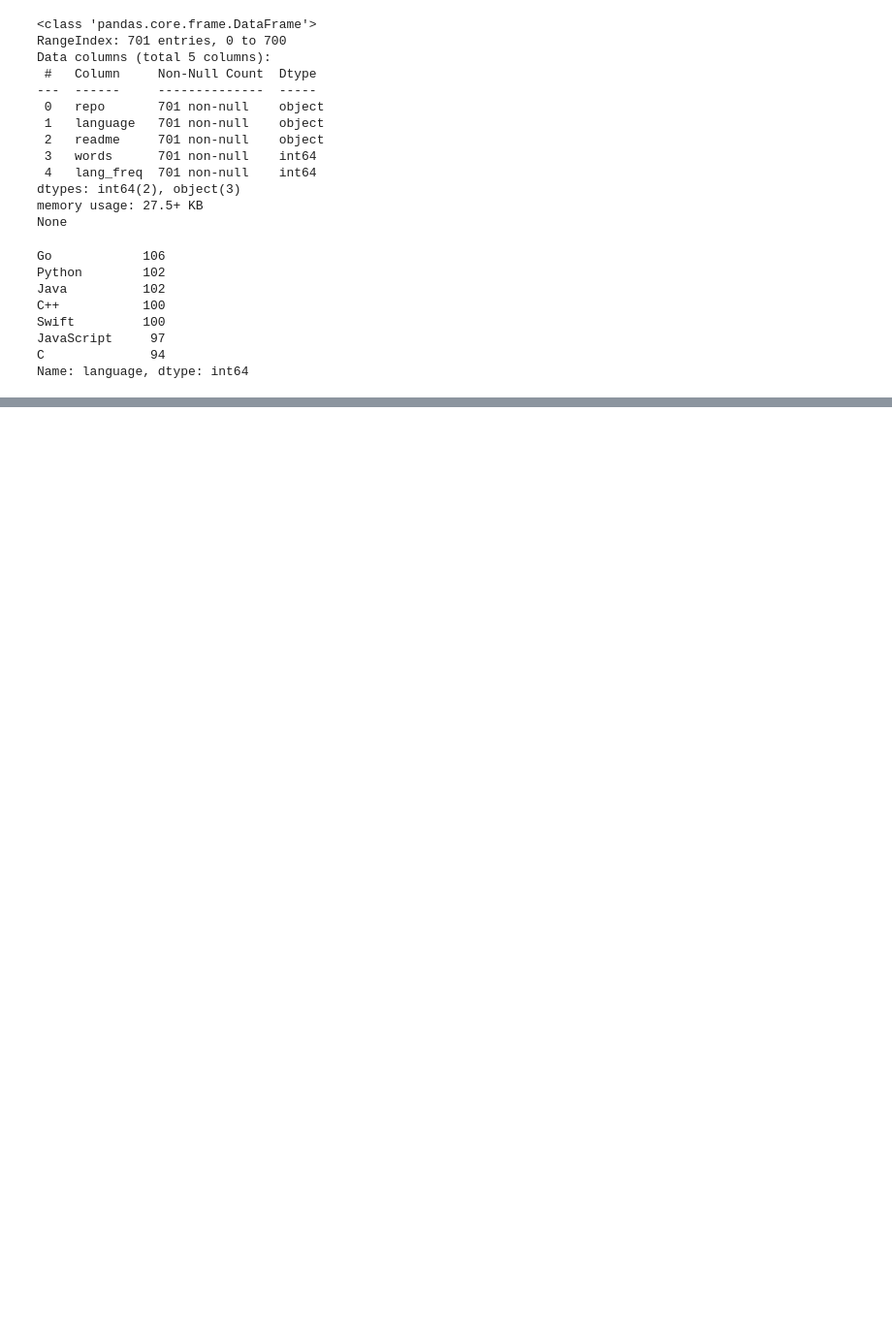
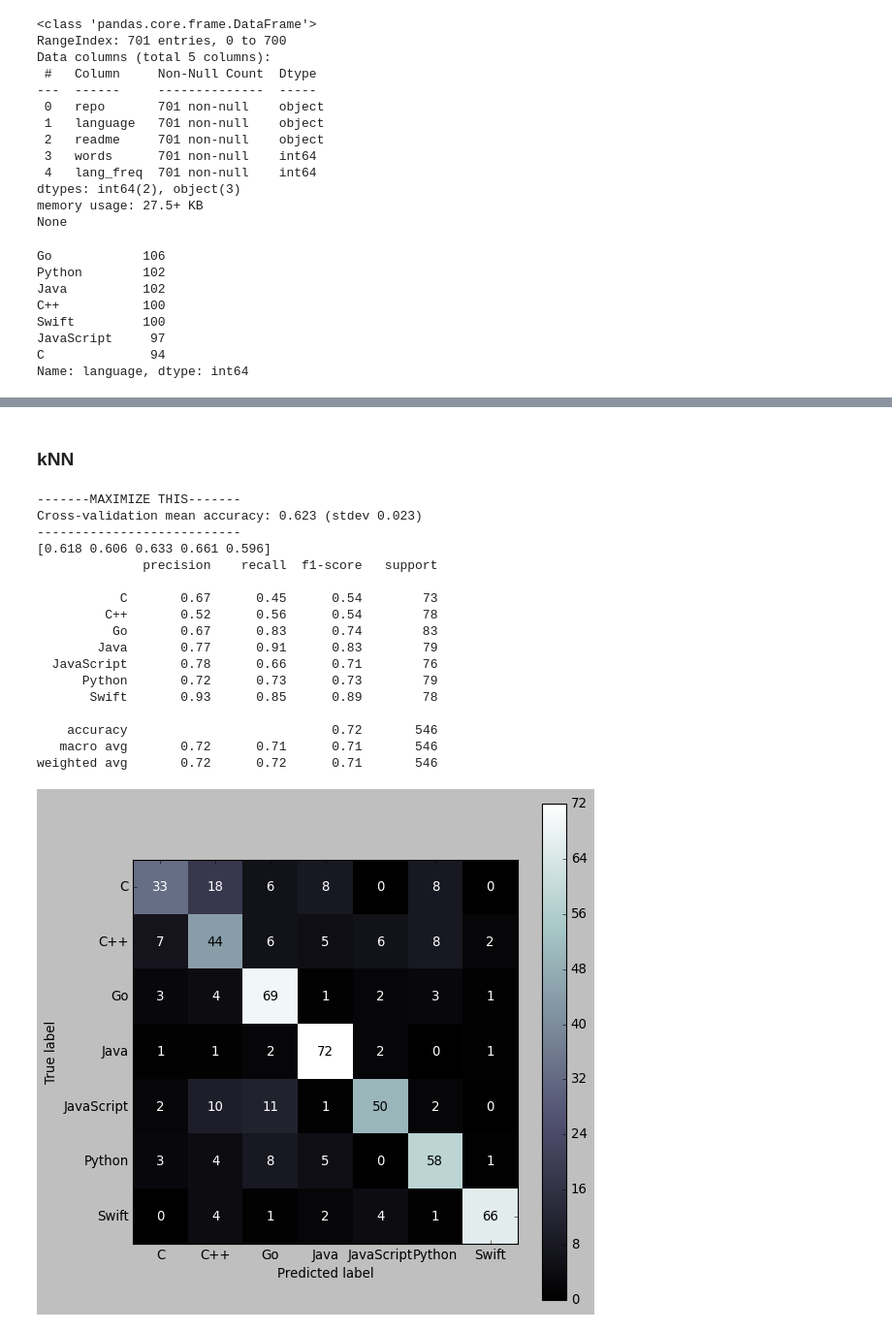
Before and after one commit to CANDLES-NLP/readme-nlp-classification, a Jupyter notebook: notebook-1.ipynb, the cells around one changed output, grey strips where cells are left out. Shown at 97% size. Drawn from its saved outputs; the diff is of its cells as text; code cells hidden in the pictures; blank space fills up the shorter version.

```diff
--- a/notebook-1.ipynb
+++ b/notebook-1.ipynb
@@ -58,0 +145,28 @@ X_train, X_test, y_train, y_test = train_test_split(df.readme, df.language,
+# %% [markdown]
+### kNN
+# %%
+knn_clf = KNeighborsClassifier(n_neighbors=10)
+knn_vec = TfidfVectorizer(max_features=1200)
+X = knn_vec.fit_transform(X_train)
+knn_clf.fit(X, y_train)
+
+report_and_conf_matrix(knn_clf, X=X, y=y_train)
+# %% [output]
+-------MAXIMIZE THIS-------
+Cross-validation mean accuracy: 0.623 (stdev 0.023)
+---------------------------
+[0.618 0.606 0.633 0.661 0.596]
+              precision    recall  f1-score   support
+
+           C       0.67      0.45      0.54        73
+         C++       0.52      0.56      0.54        78
+          Go       0.67      0.83      0.74        83
+        Java       0.77      0.91      0.83        79
+  JavaScript       0.78      0.66      0.71        76
+      Python       0.72      0.73      0.73        79
+       Swift       0.93      0.85      0.89        78
+
+    accuracy                           0.72       546
+   macro avg       0.72      0.71      0.71       546
+weighted avg       0.72      0.72      0.71       546
+[figure, added]
```
Also changed, not shown: parts of 16 cells of this notebook, 2 other files.
